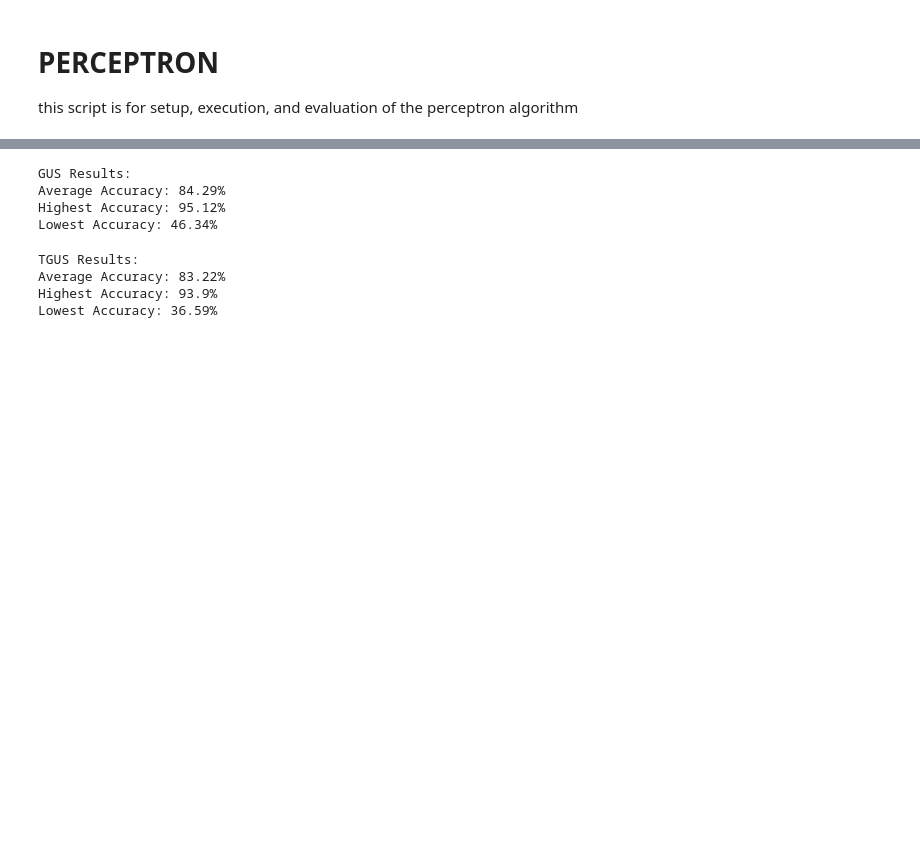
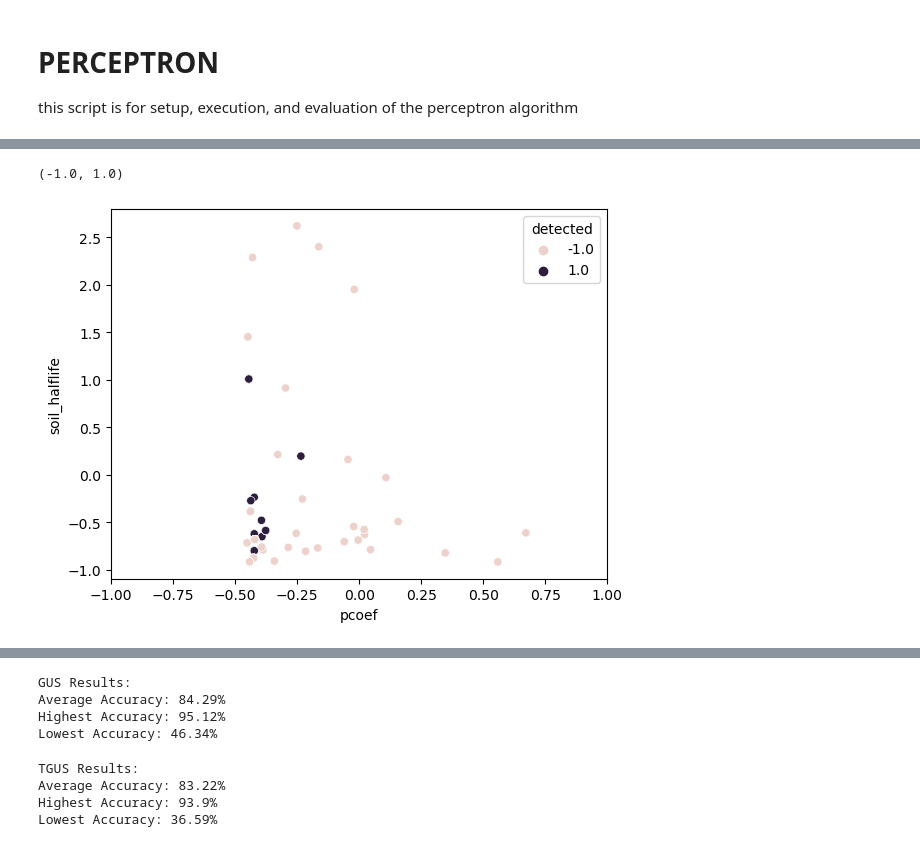
Before and after one commit to izguenther6/orie4741-final, a Jupyter notebook: scripts/perceptron.ipynb, the cells around one changed output, grey strips where cells are left out. Cells and saved outputs as stored; diff of their text form; code cells hidden in the pictures; blank space fills up the shorter version.

```diff
--- a/scripts/perceptron.ipynb
+++ b/scripts/perceptron.ipynb
@@ -22,3 +30,9 @@ df_tgus_st = pd.read_csv('../data/df_tgus*.csv').drop('Unnamed: 0', axis = 1)
 df_raw = pd.read_csv('../data/df_raw.csv').drop('Unnamed: 0', axis = 1)
 
 np.random.seed(8)
+# %%
+sns.scatterplot(x='pcoef', y='soil_halflife', hue='detected', data = df_all)
+plt.xlim(-1,1)
+# %% [output]
+(-1.0, 1.0)
+[figure, added]
```
Also changed, not shown: parts of 14 cells of this notebook, 8 other files.
